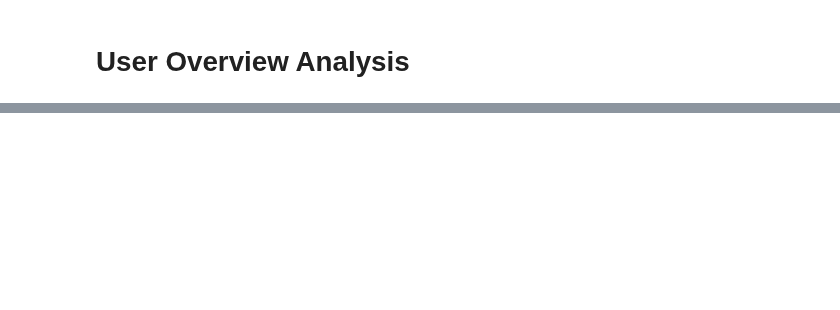
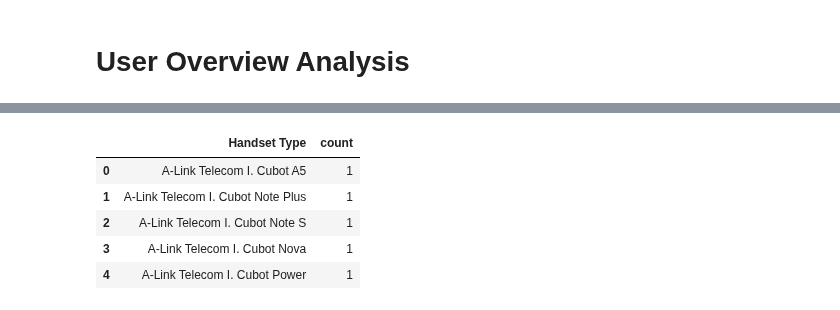
Before and after one commit to Abel-Blue/telecom-user-analytics, a Jupyter notebook: notebooks/data_preProcessing.ipynb, the cells around one changed output, grey strips where cells are left out. Cells and saved outputs as stored; diff of their text form; code cells hidden in the pictures; blank space fills up the shorter version.

```diff
--- a/notebooks/data_preProcessing.ipynb
+++ b/notebooks/data_preProcessing.ipynb
@@ -38,0 +94,12 @@ number of colum etc. All these questions needs to be answered
+# %%
+topHandsetType = df.groupby(['Handset Type']).agg({'Handset Type': ['count']})
+topHandsetType.columns = ['count']
+topHandsetType = topHandsetType.reset_index()
+topHandsetType.head()
+# %% [output]
+|  | Handset Type | count |
+| 0 | A-Link Telecom I. Cubot A5 | 1 |
+| 1 | A-Link Telecom I. Cubot Note Plus | 1 |
+| 2 | A-Link Telecom I. Cubot Note S | 1 |
+| 3 | A-Link Telecom I. Cubot Nova | 1 |
+| 4 | A-Link Telecom I. Cubot Power | 1 |
```
Also changed, not shown: parts of 15 cells of this notebook.
